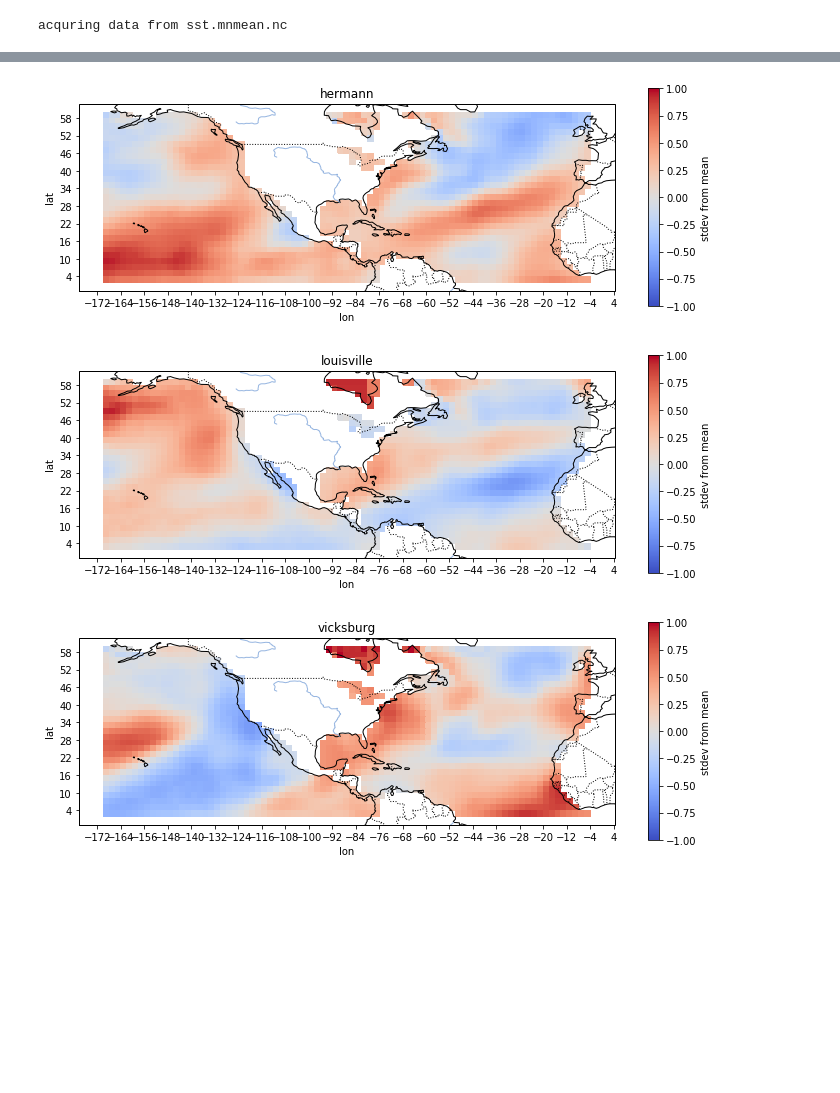
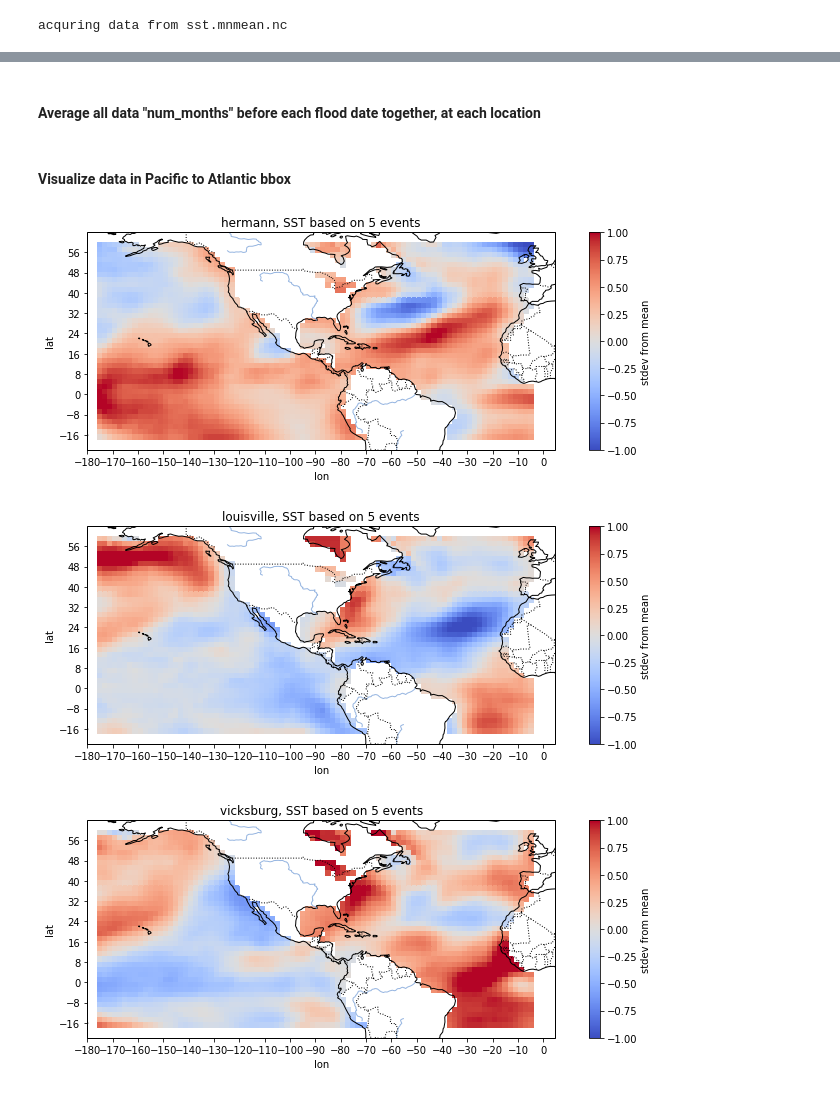
Before and after one commit to b-r-hamilton/miss-atmo, a Jupyter notebook: sst_anomaly.ipynb, the cells around one changed output, grey strips where cells are left out. Saved outputs shown, nothing was run; the diff lists cells and outputs as text; code cells hidden in the pictures; blank space fills up the shorter version.

Commit message:
ind_event analysis added

```diff
--- a/sst_anomaly.ipynb
+++ b/sst_anomaly.ipynb
@@ -20,6 +26,7 @@ acquring data from sst.mnmean.nc
 # %%
 riv_path = r'D:\Data\river data\USGS\top_ten.csv'
 riv_dates = pd.read_csv(riv_path)
+riv_dates = riv_dates[:5]
 riv_time_ind = pd.DataFrame()
 for loc in riv_dates.columns.tolist():
     riv_dates[loc] = pd.to_datetime(riv_dates[loc], format = "%m/%d/%Y") #convert to dt object
@@ -34,3 +41,6 @@ for loc in riv_dates.columns.tolist():
         loc_ind.append(ind)
 
     riv_time_ind[loc] = loc_ind
+
+
+riv_dates
@@ -37,3 +54,5 @@ for loc in riv_dates.columns.tolist():
+# %% [markdown]
+#### Average all data "num_months" before each flood date together, at each location
 # %%
 flood = dict() #averaged data
 s_flood = dict() #averaged standardized data
@@ -55,16 +74,20 @@ for loc in riv_time_ind.columns.tolist(): #iterate through location
         s_temp_dict[var] = np.mean(s_data_package['nc_vars'][var][indices, :, :] , axis = 0)
     flood[loc] = temp_dict
     s_flood[loc] = s_temp_dict
+# %% [markdown]
+#### Visualize data in Pacific to Atlantic bbox
 # %%
 lat_start = 60
-lat_end = 0
-lon_start = 360 - 170
+lat_end = -20
+lon_start = 360 - 175
 lon_end = 360 - 0
 
 for loc in s_flood.keys():
 
-    vm.sst_anomaly_plot(lat_start, lat_end, lon_start, lon_end, data_package['lat'], data_package['lon'], s_flood[loc], loc)
+    vm.sst_anomaly_plot(lat_start, lat_end, lon_start, lon_end, data_package['lat'],
+                        data_package['lon'], s_flood[loc],
+                        loc + ', SST based on ' +str(len(riv_dates)) + ' events', True)
 # %% [output]
-[figure, old version]
+[figure, new version]
-[figure, old version]
+[figure, new version]
-[figure, old version]
+[figure, new version]
```
Also changed, not shown: parts of 8 cells of this notebook, 4 other files.
